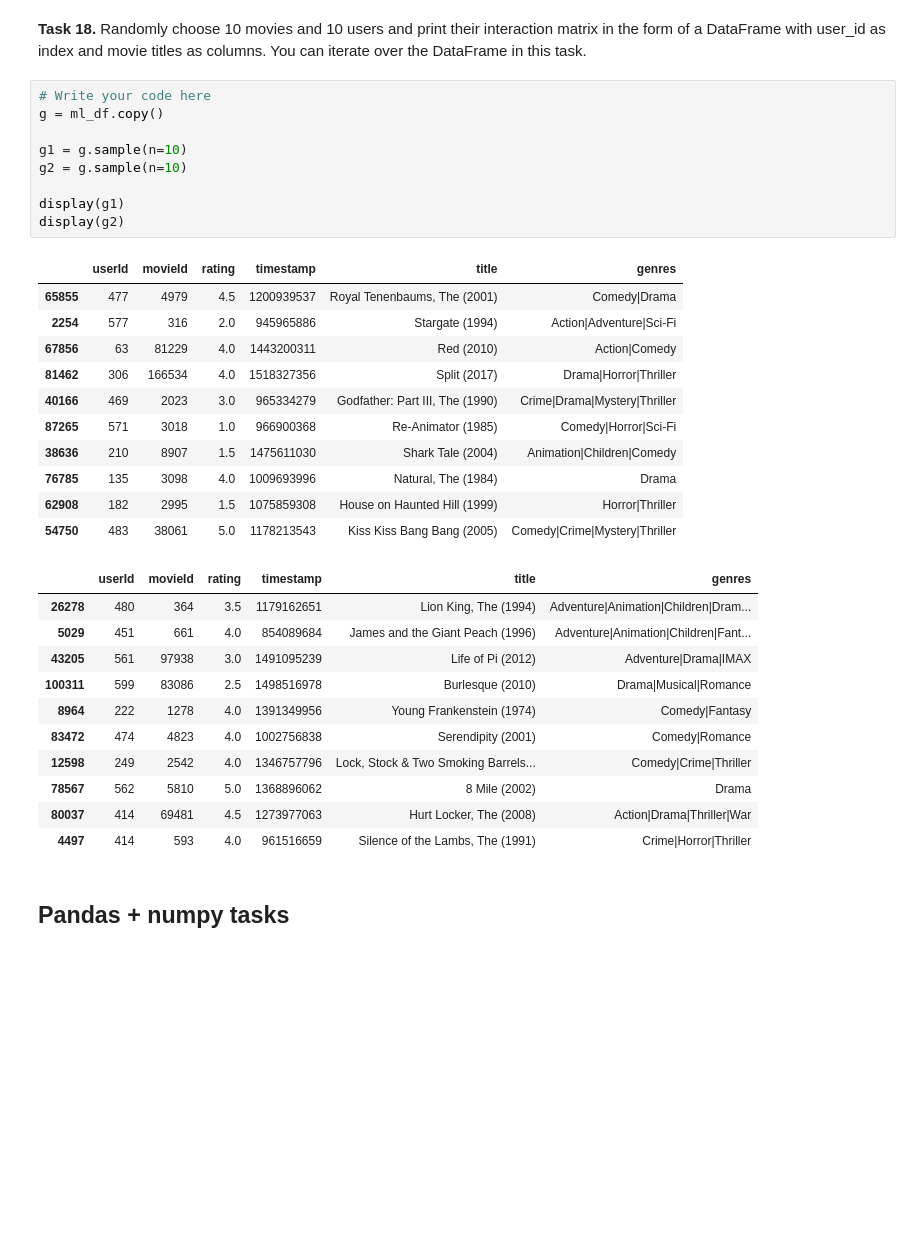
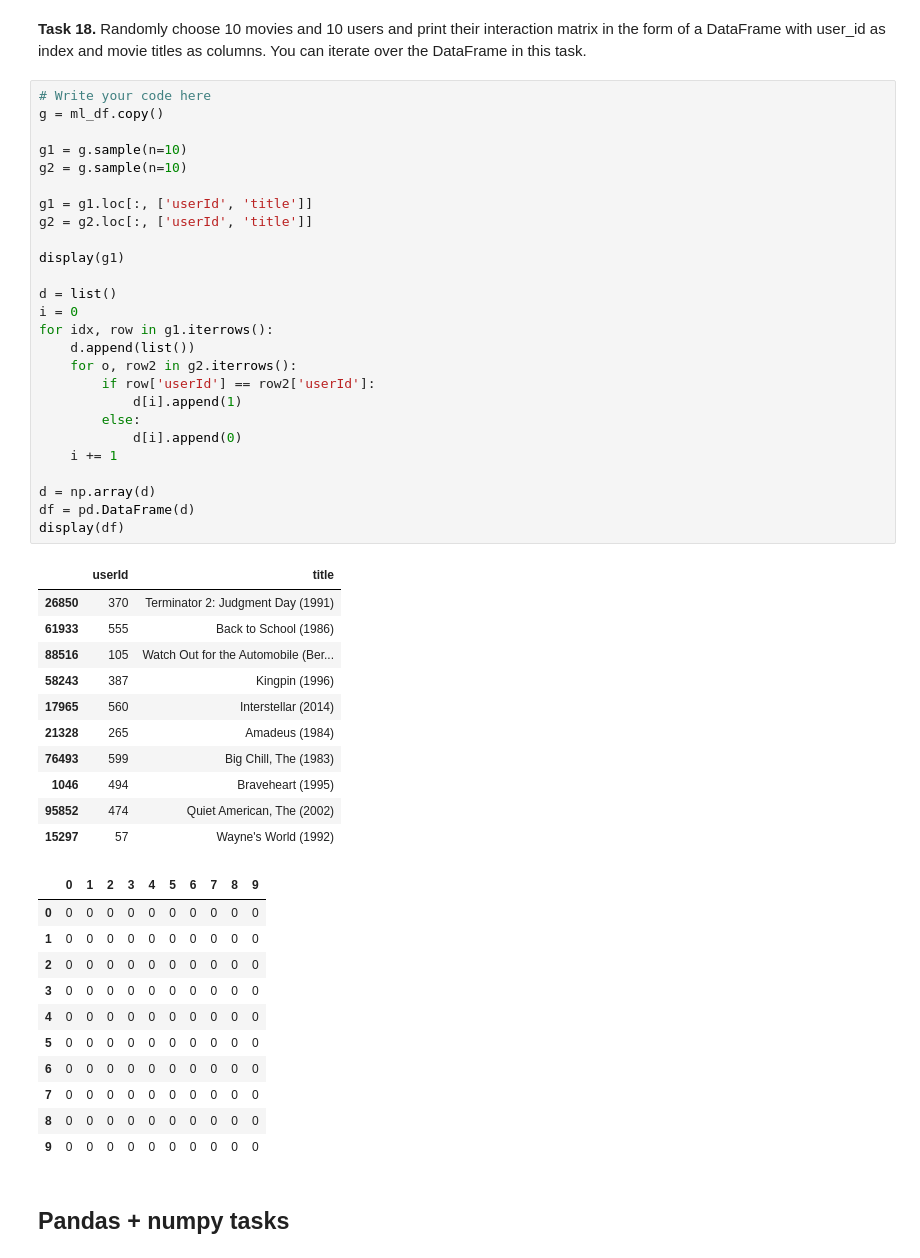
Before and after one commit to e-lawniczak/recommender-systems-class, a Jupyter notebook: class_02_numpy_pandas.ipynb, the cells around one changed output. Cells and saved outputs as stored; diff of their text form; blank space fills up the shorter version.

```diff
--- a/class_02_numpy_pandas.ipynb
+++ b/class_02_numpy_pandas.ipynb
@@ -466,35 +469,52 @@ d.head(10)
 # %%
 # Write your code here
 g = ml_df.copy()
 
 g1 = g.sample(n=10)
 g2 = g.sample(n=10)
 
+g1 = g1.loc[:, ['userId', 'title']]
+g2 = g2.loc[:, ['userId', 'title']]
+
 display(g1)
-display(g2)
+
+d = list()
+i = 0
+for idx, row in g1.iterrows():
+    d.append(list())
+    for o, row2 in g2.iterrows():
+        if row['userId'] == row2['userId']:
+            d[i].append(1)
+        else:
+            d[i].append(0)
+    i += 1
+
+d = np.array(d)
+df = pd.DataFrame(d)
+display(df)
 # %% [output]
-|  | userId | movieId | rating | timestamp | title | genres |
-| 65855 | 477 | 4979 | 4.5 | 1200939537 | Royal Tenenbaums, The (2001) | Comedy|Drama |
-| 2254 | 577 | 316 | 2.0 | 945965886 | Stargate (1994) | Action|Adventure|Sci-Fi |
-| 67856 | 63 | 81229 | 4.0 | 1443200311 | Red (2010) | Action|Comedy |
-| 81462 | 306 | 166534 | 4.0 | 1518327356 | Split (2017) | Drama|Horror|Thriller |
-| 40166 | 469 | 2023 | 3.0 | 965334279 | Godfather: Part III, The (1990) | Crime|Drama|Mystery|Thriller |
-| 87265 | 571 | 3018 | 1.0 | 966900368 | Re-Animator (1985) | Comedy|Horror|Sci-Fi |
-| 38636 | 210 | 8907 | 1.5 | 1475611030 | Shark Tale (2004) | Animation|Children|Comedy |
-| 76785 | 135 | 3098 | 4.0 | 1009693996 | Natural, The (1984) | Drama |
-| 62908 | 182 | 2995 | 1.5 | 1075859308 | House on Haunted Hill (1999) | Horror|Thriller |
-| 54750 | 483 | 38061 | 5.0 | 1178213543 | Kiss Kiss Bang Bang (2005) | Comedy|Crime|Mystery|Thriller |
+|  | userId | title |
+| 26850 | 370 | Terminator 2: Judgment Day (1991) |
+| 61933 | 555 | Back to School (1986) |
+| 88516 | 105 | Watch Out for the Automobile (Ber... |
+| 58243 | 387 | Kingpin (1996) |
+| 17965 | 560 | Interstellar (2014) |
+| 21328 | 265 | Amadeus (1984) |
+| 76493 | 599 | Big Chill, The (1983) |
+| 1046 | 494 | Braveheart (1995) |
+| 95852 | 474 | Quiet American, The (2002) |
+| 15297 | 57 | Wayne's World (1992) |
-|  | userId | movieId | rating | timestamp | title | genres |
-| 26278 | 480 | 364 | 3.5 | 1179162651 | Lion King, The (1994) | Adventure|Animation|Children|Dram... |
-| 5029 | 451 | 661 | 4.0 | 854089684 | James and the Giant Peach (1996) | Adventure|Animation|Children|Fant... |
-| 43205 | 561 | 97938 | 3.0 | 1491095239 | Life of Pi (2012) | Adventure|Drama|IMAX |
-| 100311 | 599 | 83086 | 2.5 | 1498516978 | Burlesque (2010) | Drama|Musical|Romance |
-| 8964 | 222 | 1278 | 4.0 | 1391349956 | Young Frankenstein (1974) | Comedy|Fantasy |
-| 83472 | 474 | 4823 | 4.0 | 1002756838 | Serendipity (2001) | Comedy|Romance |
-| 12598 | 249 | 2542 | 4.0 | 1346757796 | Lock, Stock & Two Smoking Barrels... | Comedy|Crime|Thriller |
-| 78567 | 562 | 5810 | 5.0 | 1368896062 | 8 Mile (2002) | Drama |
-| 80037 | 414 | 69481 | 4.5 | 1273977063 | Hurt Locker, The (2008) | Action|Drama|Thriller|War |
-| 4497 | 414 | 593 | 4.0 | 961516659 | Silence of the Lambs, The (1991) | Crime|Horror|Thriller |
+|  | 0 | 1 | 2 | 3 | 4 | 5 | 6 | 7 | 8 | 9 |
+| 0 | 0 | 0 | 0 | 0 | 0 | 0 | 0 | 0 | 0 | 0 |
+| 1 | 0 | 0 | 0 | 0 | 0 | 0 | 0 | 0 | 0 | 0 |
+| 2 | 0 | 0 | 0 | 0 | 0 | 0 | 0 | 0 | 0 | 0 |
+| 3 | 0 | 0 | 0 | 0 | 0 | 0 | 0 | 0 | 0 | 0 |
+| 4 | 0 | 0 | 0 | 0 | 0 | 0 | 0 | 0 | 0 | 0 |
+| 5 | 0 | 0 | 0 | 0 | 0 | 0 | 0 | 0 | 0 | 0 |
+| 6 | 0 | 0 | 0 | 0 | 0 | 0 | 0 | 0 | 0 | 0 |
+| 7 | 0 | 0 | 0 | 0 | 0 | 0 | 0 | 0 | 0 | 0 |
+| 8 | 0 | 0 | 0 | 0 | 0 | 0 | 0 | 0 | 0 | 0 |
+| 9 | 0 | 0 | 0 | 0 | 0 | 0 | 0 | 0 | 0 | 0 |
 # %% [markdown]
 ## Pandas + numpy tasks
 # %% [markdown]
```
Also changed, not shown: parts of 1 cell of this notebook.
